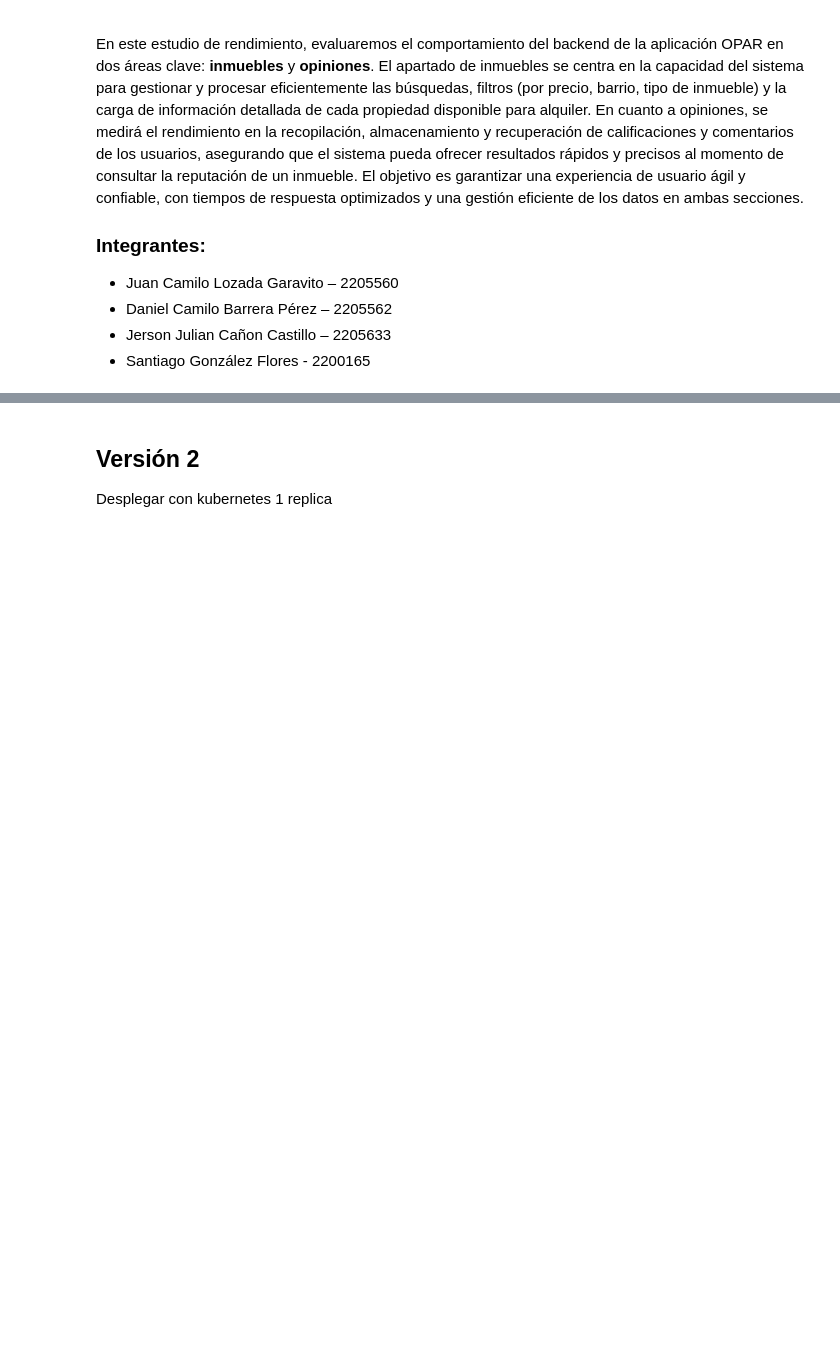
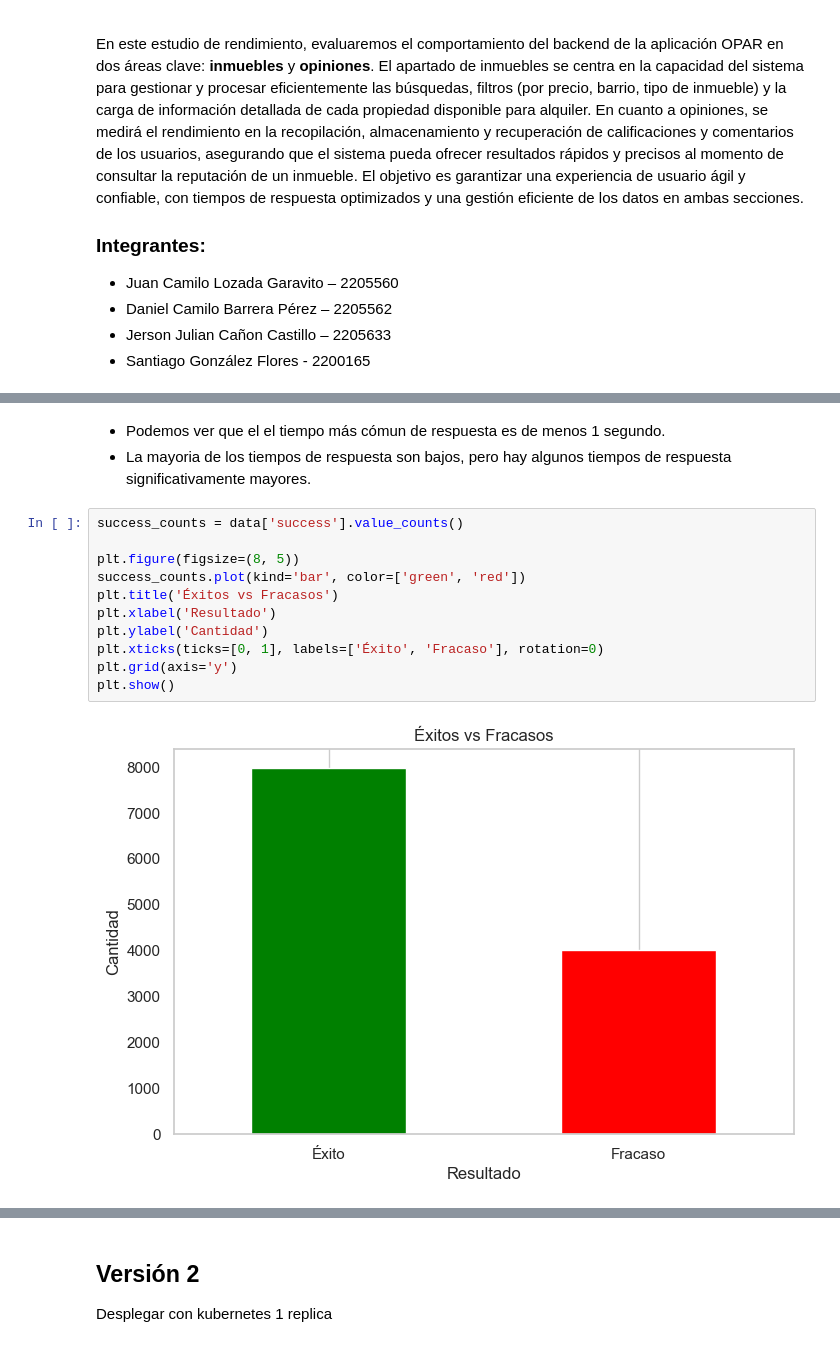
Before and after one commit to JulianCastillo14/Estudio-de-Rendimiento-Backend-en-OPAR, a Jupyter notebook: Estudio_de_Rendimiento_Backend_en_OPAR.ipynb, the cells around one changed output, grey strips where cells are left out. Drawn from its saved outputs; the diff is of its cells as text; blank space fills up the shorter version.

```diff
--- a/Estudio_de_Rendimiento_Backend_en_OPAR.ipynb
+++ b/Estudio_de_Rendimiento_Backend_en_OPAR.ipynb
@@ -17,0 +51,16 @@ En esta primera versión del backend, se implementará una arquitectura basada e
+# %% [markdown]
+- Podemos ver que el el tiempo más cómun de respuesta es de menos 1 segundo.
+- La mayoria de los tiempos de respuesta son bajos, pero hay algunos tiempos de respuesta significativamente mayores.
+# %%
+success_counts = data['success'].value_counts()
+
+plt.figure(figsize=(8, 5))
+success_counts.plot(kind='bar', color=['green', 'red'])
+plt.title('Éxitos vs Fracasos')
+plt.xlabel('Resultado')
+plt.ylabel('Cantidad')
+plt.xticks(ticks=[0, 1], labels=['Éxito', 'Fracaso'], rotation=0)
+plt.grid(axis='y')
+plt.show()
+# %% [output]
+[figure, added]
```
Also changed, not shown: parts of 50 cells of this notebook, 10 other files.
